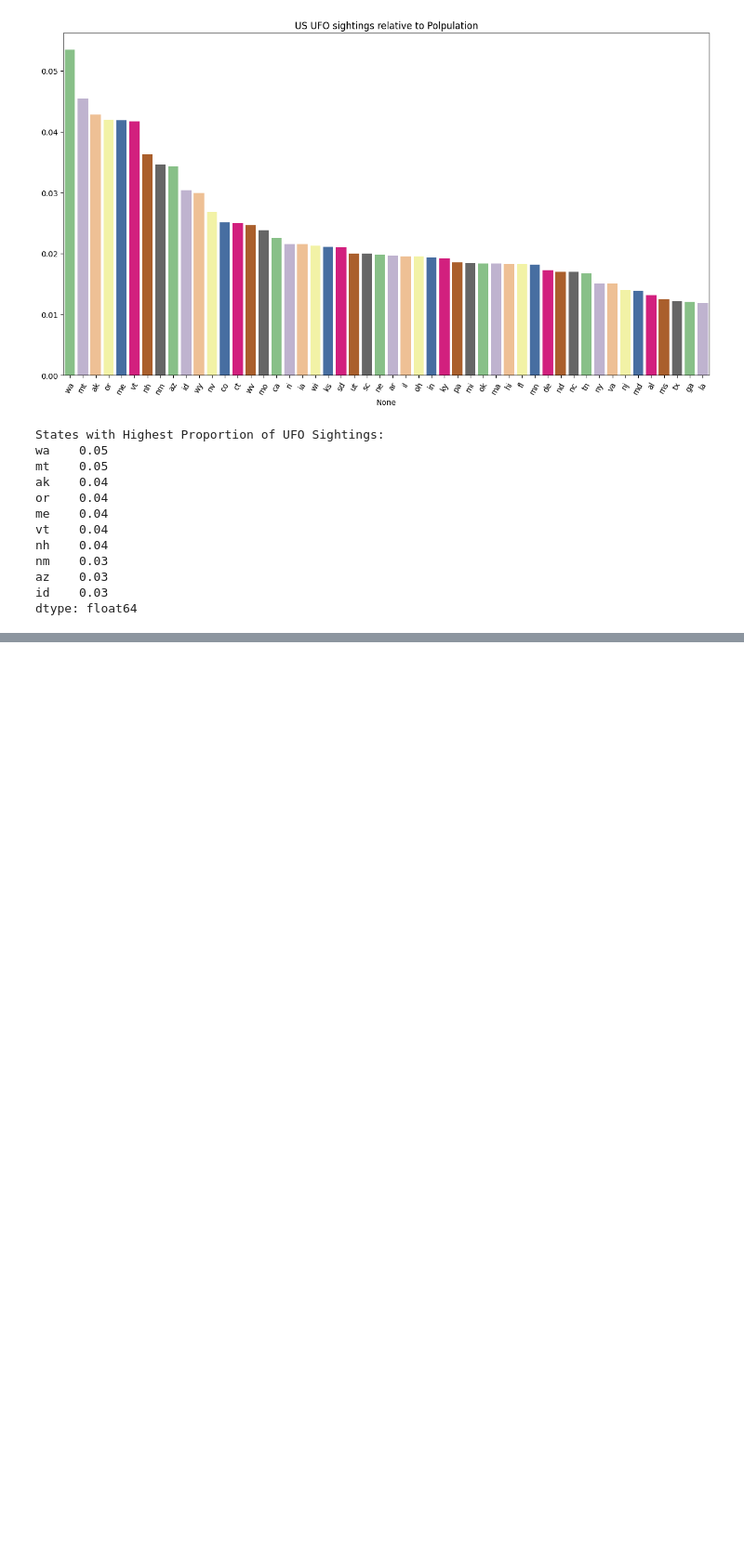
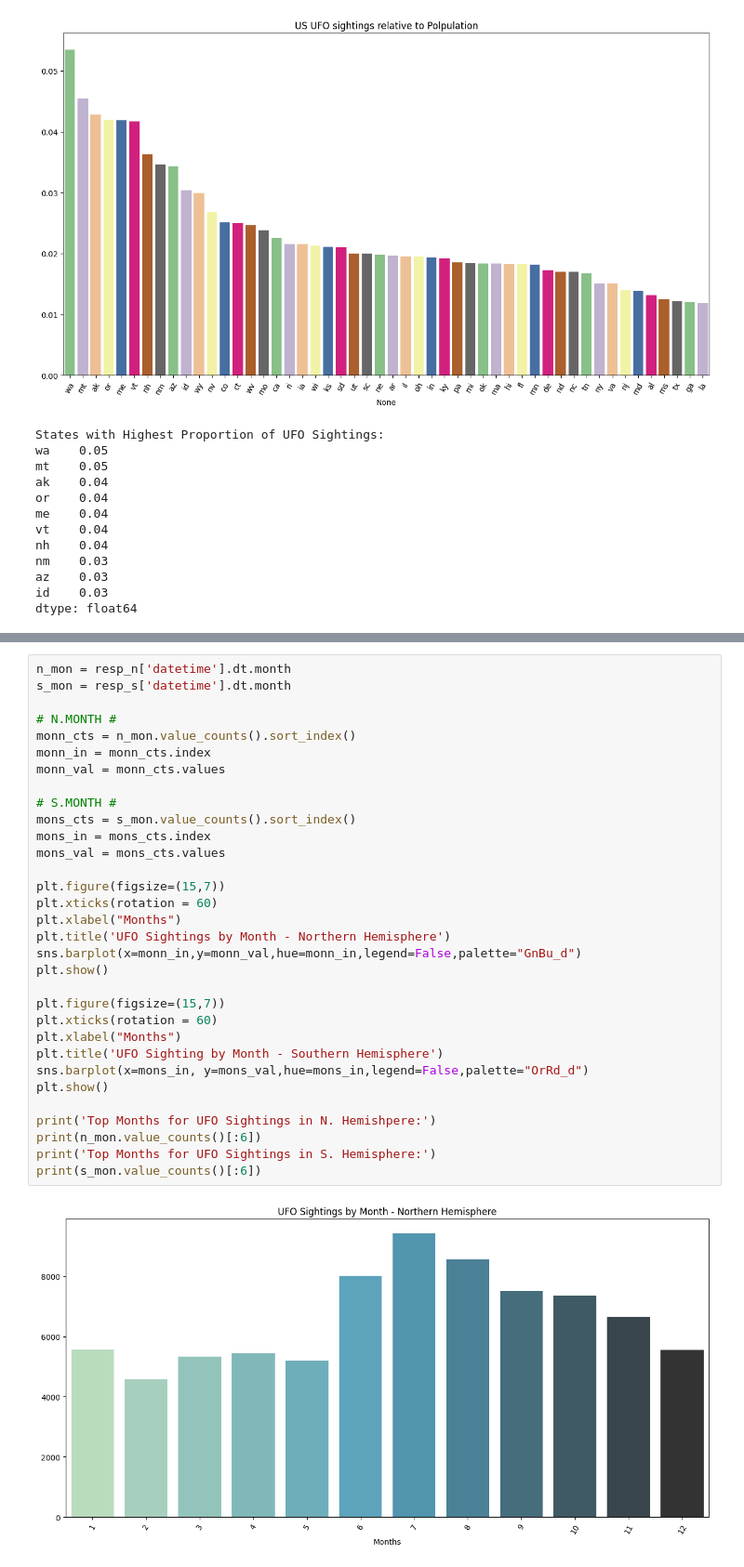
Before and after one commit to AnaghaWani/EDA, a Jupyter notebook: nuforc.ipynb, the cells around one changed output, grey strips where cells are left out. Shown at 93% size. Drawn from its saved outputs; the diff is of its cells as text; blank space fills up the shorter version.

```diff
--- a/nuforc.ipynb
+++ b/nuforc.ipynb
@@ -221,0 +344,34 @@ dtype: float64
+# %%
+n_mon = resp_n['datetime'].dt.month
+s_mon = resp_s['datetime'].dt.month
+
+# N.MONTH #
+monn_cts = n_mon.value_counts().sort_index()
+monn_in = monn_cts.index
+monn_val = monn_cts.values
+
+# S.MONTH #
+mons_cts = s_mon.value_counts().sort_index()
+mons_in = mons_cts.index
+mons_val = mons_cts.values
+
+plt.figure(figsize=(15,7))
+plt.xticks(rotation = 60)
+plt.xlabel("Months")
+plt.title('UFO Sightings by Month - Northern Hemisphere')
+sns.barplot(x=monn_in,y=monn_val,hue=monn_in,legend=False,palette="GnBu_d")
+plt.show()
+
+plt.figure(figsize=(15,7))
+plt.xticks(rotation = 60)
+plt.xlabel("Months")
+plt.title('UFO Sighting by Month - Southern Hemisphere')
+sns.barplot(x=mons_in, y=mons_val,hue=mons_in,legend=False,palette="OrRd_d")
+plt.show()
+
+print('Top Months for UFO Sightings in N. Hemishpere:')
+print(n_mon.value_counts()[:6])
+print('Top Months for UFO Sightings in S. Hemisphere:')
+print(s_mon.value_counts()[:6])
+# %% [output]
+[figure, added]
```
Also changed, not shown: parts of 17 cells of this notebook.
